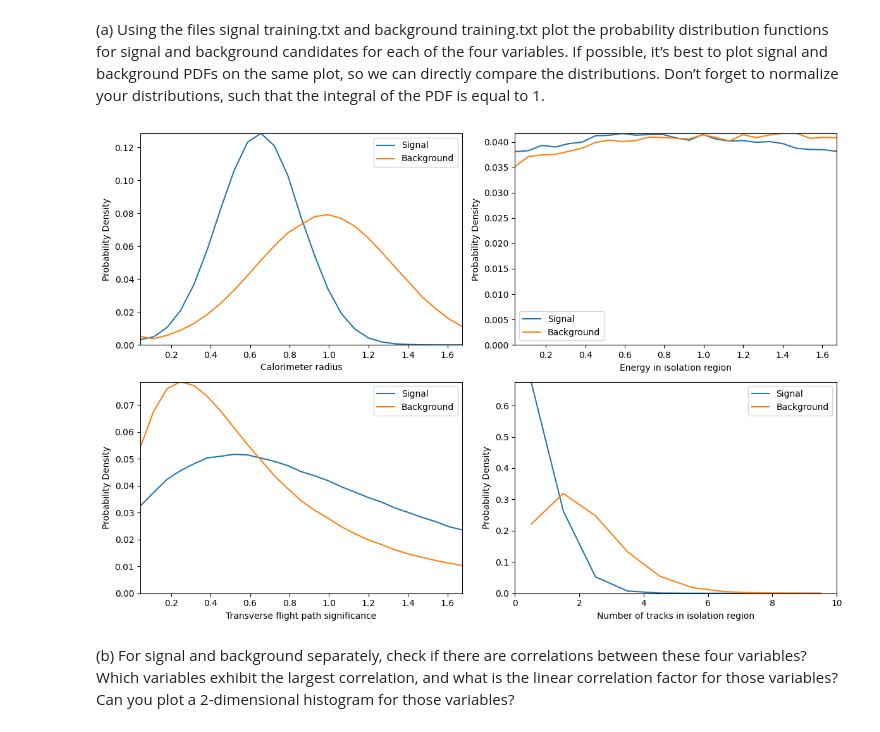
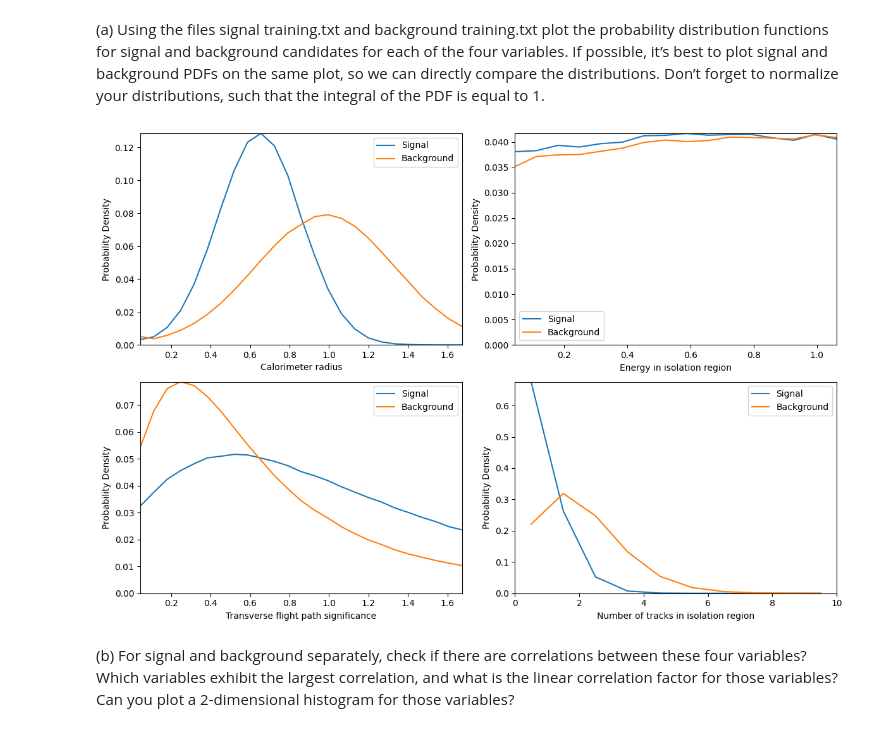
Before and after one commit to LukasLow/UniKurs_Phy-for-DS, a Jupyter notebook: ParticlePhysics/Homework.ipynb, the cells around one changed output. Saved outputs shown, nothing was run; the diff lists cells and outputs as text; code cells hidden in the pictures.

```diff
--- a/ParticlePhysics/Homework.ipynb
+++ b/ParticlePhysics/Homework.ipynb
@@ -86,7 +86,7 @@ background_pdf /= np.sum(background_pdf)
 
 ax.plot(bin_centers, signal_pdf, label='Signal')
 ax.plot(bin_centers, background_pdf, label='Background')
-ax.set_xlim([bin_centers[0], bin_centers[-1]])
+ax.set_xlim([bin_centers[0], bin_centers[-10]])
 ax.set_ylim([0, max(np.max(signal_pdf), np.max(background_pdf))])
 ax.set_xlabel(variable)
 ax.set_ylabel('Probability Density')
@@ -109,34 +109,34 @@ ax.plot(bin_centers, background_pdf, label='Background')
 ax.set_xlim([bin_centers[0], bin_centers[-1]])
 ax.set_ylim([0, max(np.max(signal_pdf), np.max(background_pdf))])
 ax.set_xlabel(variable)
 ax.set_ylabel('Probability Density')
 ax.legend()
 
 # Plot 4 - Number of tracks in isolation region
 variable = variables[3]
 ax = axs[1, 1]
 
 bins_4 = np.arange(0, 11)  # Bins for the fourth plot
 signal_pdf, bins = np.histogram(signal_data[:, 3], bins=bins_4, density=True)
 background_pdf, _ = np.histogram(background_data[:, 3], bins=bins_4, density=True)
 
 bin_centers = 0.5 * (bins[:-1] + bins[1:])
 
 signal_pdf /= np.sum(signal_pdf)
 background_pdf /= np.sum(background_pdf)
 
 ax.plot(bin_centers, signal_pdf, label='Signal')
 ax.plot(bin_centers, background_pdf, label='Background')
 ax.set_xlim([0, 10])
 ax.set_ylim([0, max(np.max(signal_pdf), np.max(background_pdf))])
 ax.set_xlabel(variable)
 ax.set_ylabel('Probability Density')
 ax.legend()
 
 plt.tight_layout()
 plt.show()
 # %% [output]
-[figure, old version]
+[figure, new version]
 # %% [markdown]
 (b) For signal and background separately, check if there are correlations between these four variables? Which variables exhibit the largest correlation, and what is the linear correlation factor for those variables? Can you plot a 2-dimensional histogram for those variables?
 # %%
```
Also changed, not shown: parts of 2 cells of this notebook, 24 other files.
